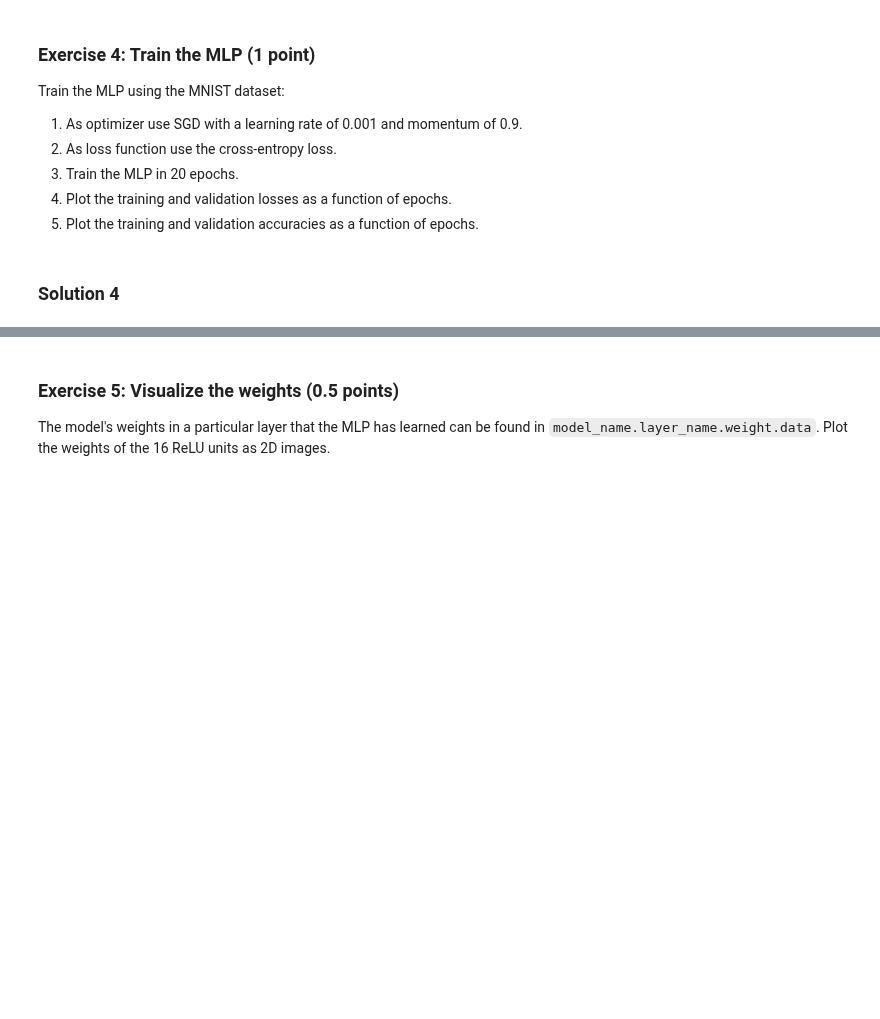
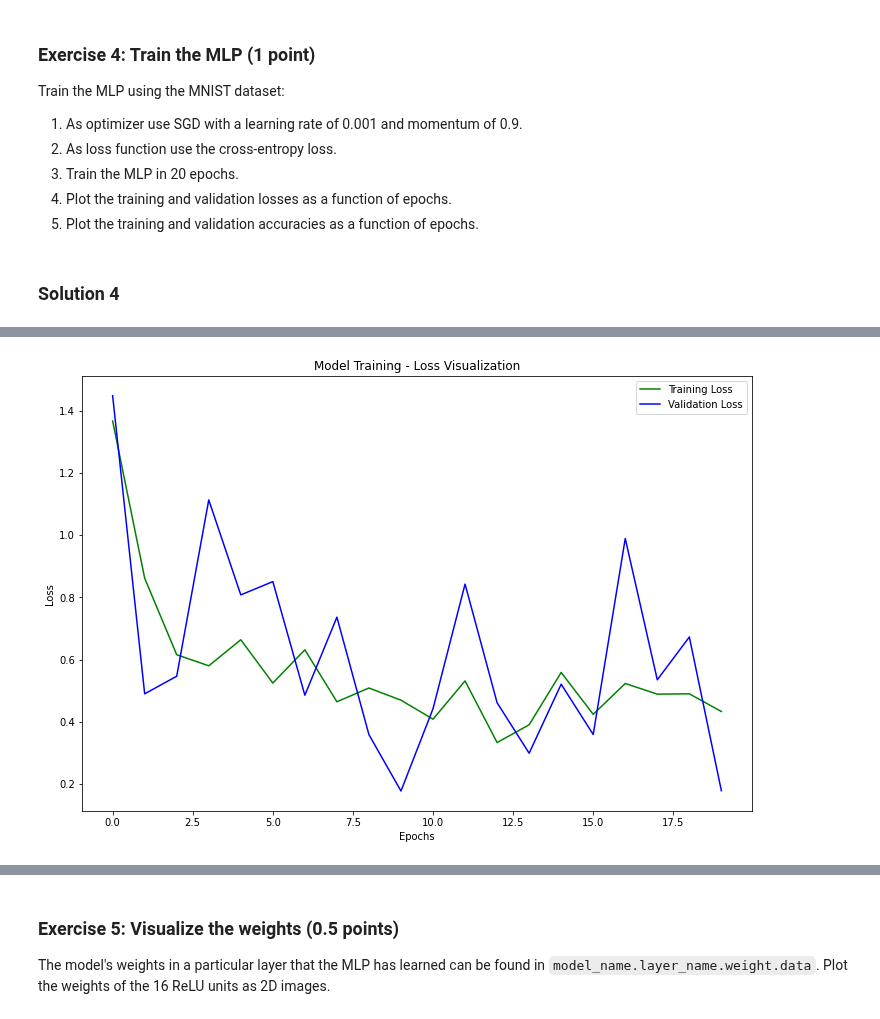
Before and after one commit to AjinkyaIndulkar/neural-networks-1920, a Jupyter notebook: P4 - Deep Learning/Chapter_06_deep_learning.ipynb, the cells around one changed output, grey strips where cells are left out. Drawn from its saved outputs; the diff is of its cells as text; code cells hidden in the pictures; blank space fills up the shorter version.

```diff
--- a/P4 - Deep Learning/Chapter_06_deep_learning.ipynb
+++ b/P4 - Deep Learning/Chapter_06_deep_learning.ipynb
@@ -157,0 +201,18 @@ Train the MLP using the MNIST dataset:
+# %%
+LR = 0.001
+MOMENTUM = 0.9
+IN_SIZE = 784 # 28x28 images
+OUT_SIZE = 10 # 0-9 digits
+N_HIDDEN = 16 # 16 hidden reLU units
+N_EPOCHS = 20 # 20 epochs
+# %%
+# define model
+model = MLP(IN_SIZE, OUT_SIZE, N_HIDDEN)
+# define optimizer
+optimizer = optim.SGD(model.parameters(), lr=LR, momentum=MOMENTUM)
+# define criterion (loss function)
+criterion = nn.CrossEntropyLoss()
+# %%
+# train model
+model, train_loss, valid_loss, train_accuracy, valid_accuracy = train_model(model, train_data, valid_data,
+                                                                            optimizer, criterion, N_EPOCHS)
@@ -157,0 +240,12 @@ Train the MLP using the MNIST dataset:
+# %%
+# plot losses
+plt.figure(figsize=(12,8))
+plt.plot(np.arange(0, N_EPOCHS), train_loss, 'g-', label='Training Loss')
+plt.plot(np.arange(0, N_EPOCHS), valid_loss, 'b-', label='Validation Loss')
+plt.xlabel('Epochs')
+plt.ylabel('Loss')
+plt.title('Model Training - Loss Visualization')
+plt.legend(loc='best')
+plt.show()
+# %% [output]
+[figure, added]
```
Also changed, not shown: parts of 15 cells of this notebook, 1 other file.
